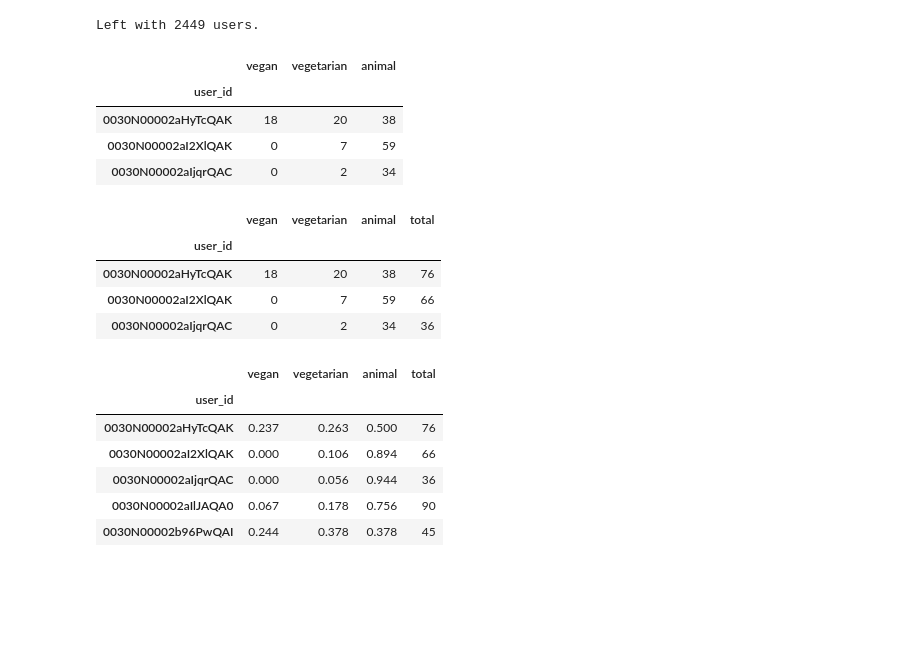
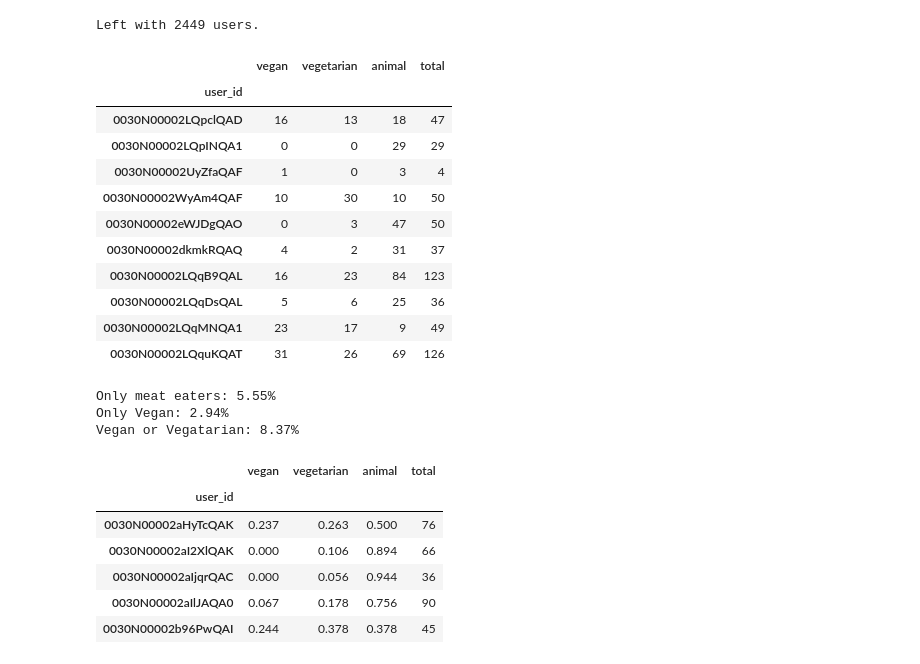
Before and after one commit to noahschumacher/smunch-user-food-analysis, a Jupyter notebook: run2/eda/user_categories.ipynb, the cells around one changed output. Drawn from its saved outputs; the diff is of its cells as text; code cells hidden in the pictures; blank space fills up the shorter version.

```diff
--- a/run2/eda/user_categories.ipynb
+++ b/run2/eda/user_categories.ipynb
@@ -97,23 +96,34 @@ user_cat_counts = pd.DataFrame(user_cat_counts)
 ## expand df.tags into its own dataframe
 tags = user_cat_counts['product_sfids'].apply(pd.Series)
 tags.rename(columns={0:'vegan', 1:'vegetarian', 2:'animal'}, inplace=True)
-tags.head(3)
+
+## This drop drops customers who have never ordered a classified meal
+tags.dropna(axis=0, inplace=True)
-# %% [output]
-|  | vegan | vegetarian | animal |
-| user_id |  |  |  |
-| 0030N00002aHyTcQAK | 18 | 20 | 38 |
-| 0030N00002aI2XlQAK | 0 | 7 | 59 |
-| 0030N00002aIjqrQAC | 0 | 2 | 34 |
 # %%
 ## Add a total categorized meals column
 tags['total'] = tags.sum(axis=1)
-tags.head(3)
+tags.sample(10)
 # %% [output]
 |  | vegan | vegetarian | animal | total |
 | user_id |  |  |  |  |
-| 0030N00002aHyTcQAK | 18 | 20 | 38 | 76 |
-| 0030N00002aI2XlQAK | 0 | 7 | 59 | 66 |
-| 0030N00002aIjqrQAC | 0 | 2 | 34 | 36 |
+| 0030N00002LQpclQAD | 16 | 13 | 18 | 47 |
+| 0030N00002LQpINQA1 | 0 | 0 | 29 | 29 |
+| 0030N00002UyZfaQAF | 1 | 0 | 3 | 4 |
+| 0030N00002WyAm4QAF | 10 | 30 | 10 | 50 |
+| 0030N00002eWJDgQAO | 0 | 3 | 47 | 50 |
+| 0030N00002dkmkRQAQ | 4 | 2 | 31 | 37 |
+| 0030N00002LQqB9QAL | 16 | 23 | 84 | 123 |
+| 0030N00002LQqDsQAL | 5 | 6 | 25 | 36 |
+| 0030N00002LQqMNQA1 | 23 | 17 | 9 | 49 |
+| 0030N00002LQquKQAT | 31 | 26 | 69 | 126 |
+# %%
+print("Only meat eaters: {0:2.2f}%".format(np.mean((tags.vegan == 0) & (tags.vegetarian==0))*100))
+print("Only Vegan: {0:2.2f}%".format(np.mean((tags.animal == 0) & (tags.vegetarian==0))*100))
+print("Vegan or Vegatarian: {0:2.2f}%".format(np.mean((tags.animal == 0))*100))
+# %% [output]
+Only meat eaters: 5.55%
+Only Vegan: 2.94%
+Vegan or Vegatarian: 8.37%
 # %%
 ## Getting frequency of each
 cols = ['vegan', 'vegetarian', 'animal']
```
Also changed, not shown: parts of 7 cells of this notebook.
